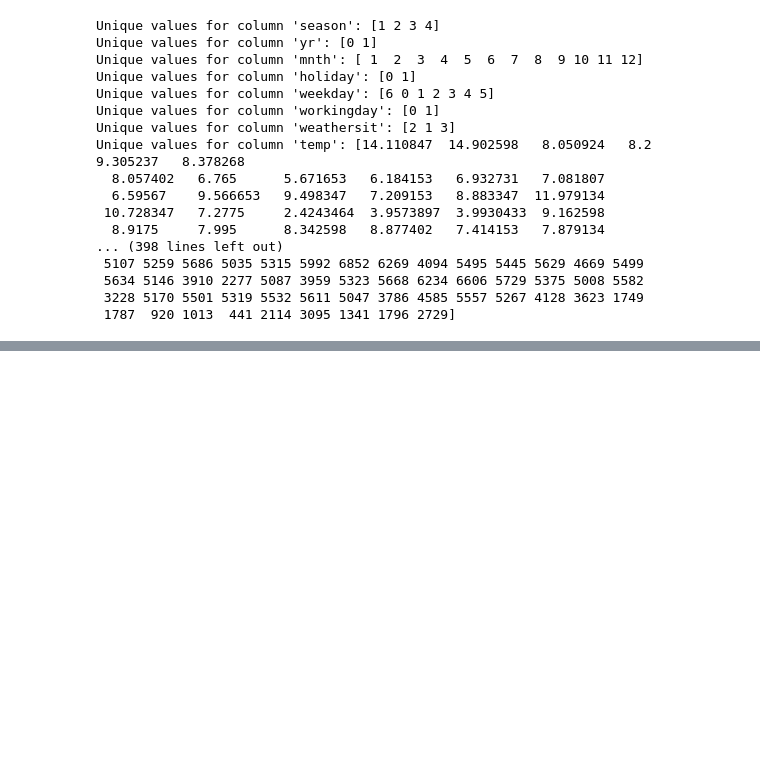
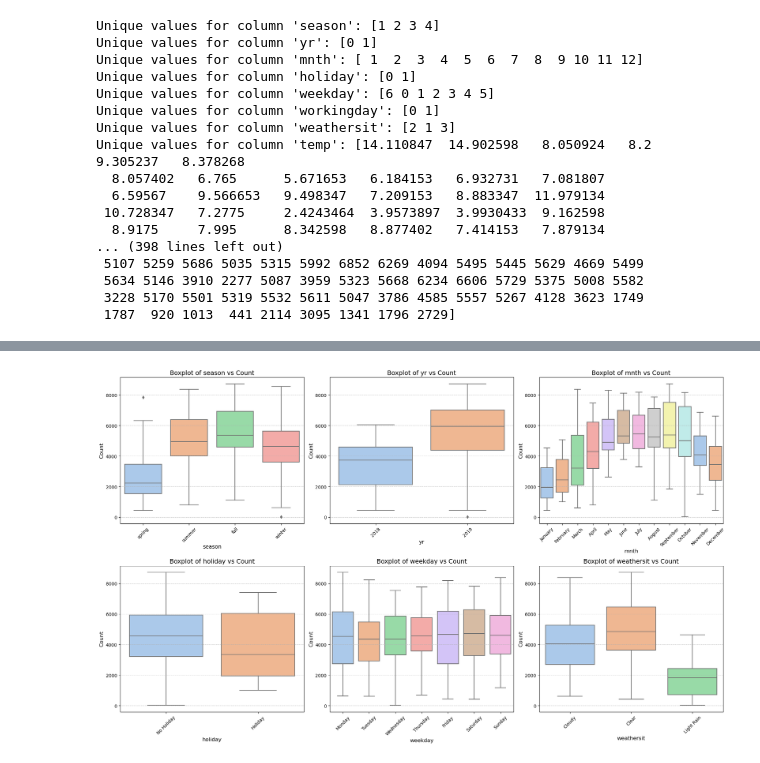
Before and after one commit to Sariq16/boombikes, a Jupyter notebook: boombikes.ipynb, the cells around one changed output, grey strips where cells are left out. Cells and saved outputs as stored; diff of their text form; code cells hidden in the pictures; blank space fills up the shorter version.

```diff
--- a/boombikes.ipynb
+++ b/boombikes.ipynb
@@ -278,0 +228,33 @@ plt.show()
+# %%
+## Univariate Analysis for Numerical Columns
+
+plt.figure(figsize=(20, 12))
+
+# Define color palette
+colors = sns.color_palette("pastel")
+
+# Iterate over each categorical column
+for idx, cat in enumerate(cat_cols[:6]):
+    plt.subplot(2, 3, idx + 1)
+    sns.boxplot(x=cat, y='cnt', data=data_mapped, palette=colors)
+
+    # Set plot title
+    plt.title(f'Boxplot of {cat} vs Count', fontsize=14)
+
+    # Set axis labels
+    plt.xlabel(cat, fontsize=12)
+    plt.ylabel('Count', fontsize=12)
+
+    # Rotate x-axis labels for better readability
+    plt.xticks(rotation=45)
+
+    # Set grid lines
+    plt.grid(axis='y', linestyle='--', alpha=0.7)
+
+# Adjust layout and spacing
+plt.tight_layout()
+
+# Show plot
+plt.show()
+# %% [output]
+[figure, added]
```
Also changed, not shown: parts of 37 cells of this notebook.
